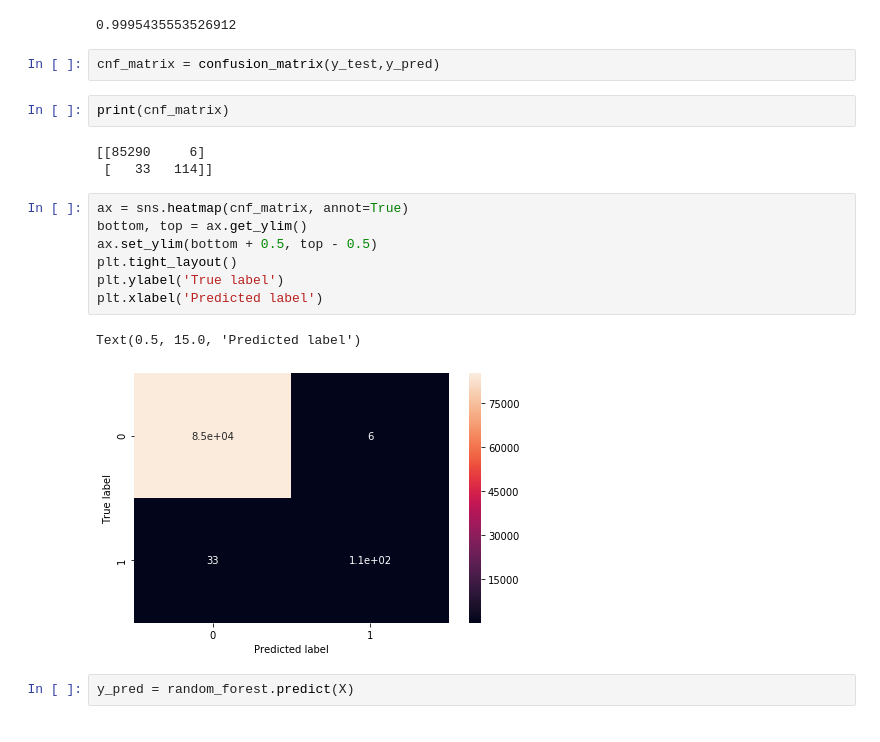
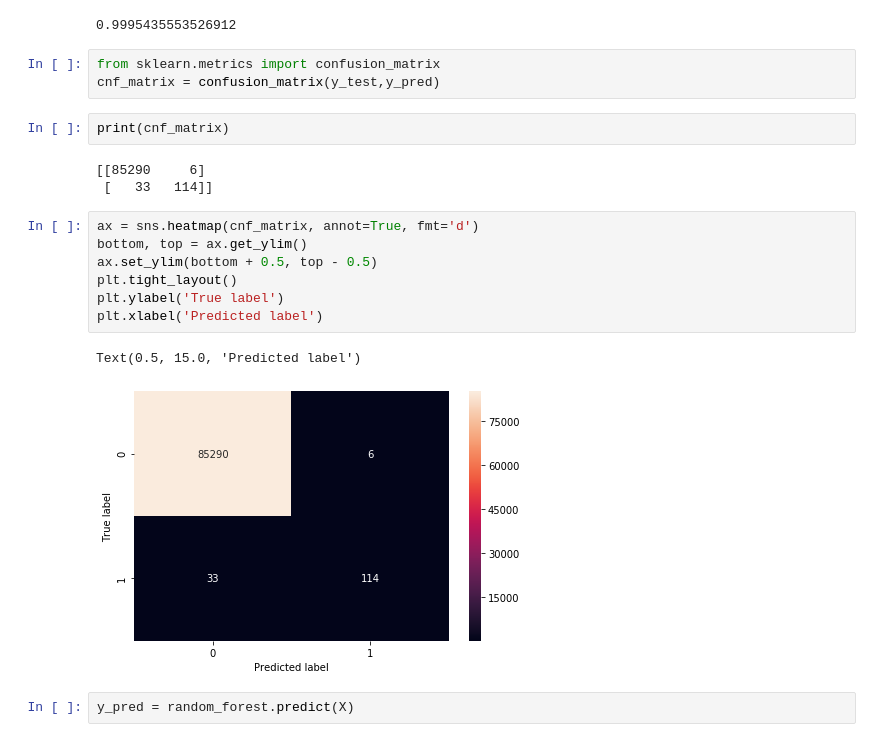
Before and after one commit to annadutki/Credit_card_fraud_detection, a Jupyter notebook: CreditCardFraudDetection_RandomForest.ipynb, the cells around one changed output. Drawn from its saved outputs; the diff is of its cells as text.

```diff
--- a/CreditCardFraudDetection_RandomForest.ipynb
+++ b/CreditCardFraudDetection_RandomForest.ipynb
@@ -98,6 +97,7 @@ random_forest.score(X_test,y_test)
 # %% [output]
 0.9995435553526912
 # %%
+from sklearn.metrics import confusion_matrix
 cnf_matrix = confusion_matrix(y_test,y_pred)
 # %%
 print(cnf_matrix)
@@ -105,15 +105,15 @@ print(cnf_matrix)
 [[85290     6]
  [   33   114]]
 # %%
-ax = sns.heatmap(cnf_matrix, annot=True)
+ax = sns.heatmap(cnf_matrix, annot=True, fmt='d')
 bottom, top = ax.get_ylim()
 ax.set_ylim(bottom + 0.5, top - 0.5)
 plt.tight_layout()
 plt.ylabel('True label')
 plt.xlabel('Predicted label')
 # %% [output]
 Text(0.5, 15.0, 'Predicted label')
-[figure, old version]
+[figure, new version]
 # %%
 y_pred = random_forest.predict(X)
 # %%
```
Also changed, not shown: parts of 2 cells of this notebook.
